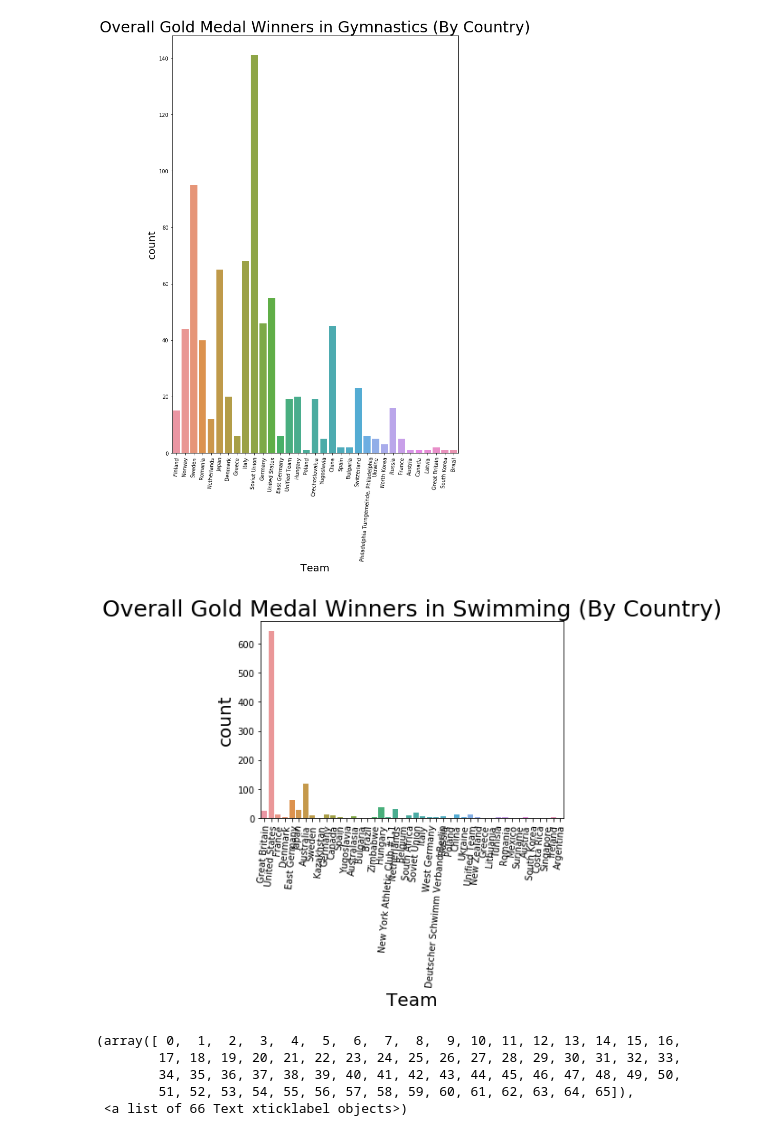
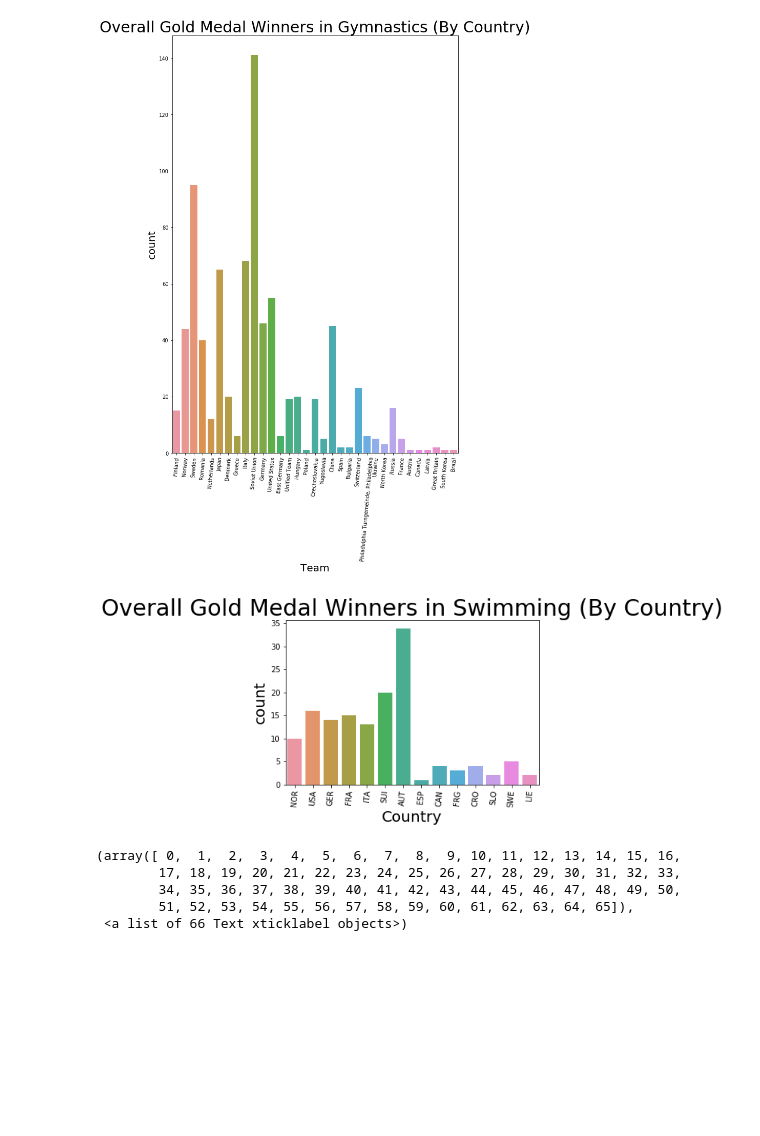
Before and after one commit to thoros2018/UNCC_Project-1, a Jupyter notebook: Athletic_Events Final Exploration and Analysis.ipynb, the cells around one changed output. Drawn from its saved outputs; the diff is of its cells as text; code cells hidden in the pictures; blank space fills up the shorter version.

```diff
--- a/Athletic_Events Final Exploration and Analysis.ipynb
+++ b/Athletic_Events Final Exploration and Analysis.ipynb
@@ -260,12 +281,12 @@ data_swimmers=athlete_drop_medal[athlete_drop_medal.Sport=='Swimming']
 winners=athlete_drop_medal[athlete_drop_medal.Medal=='Gold']
 # %%
-swimming_winners=winners[winners.Sport=='Swimming']
-sns.countplot(x="Team", data=swimming_winners)
+swimming_winners=winners[winners.Sport=='Alpine Skiing']
+sns.countplot(x="Country", data=swimming_winners)
 plt.xticks(rotation=85)
-plt.title('Overall Gold Medal Winners in Swimming (By Country)', fontsize = 25)
+plt.title('Overall Gold Medal Winners in Swimming (By Country)', fontsize = 30)
 plt.savefig("Images_swimming_gold.png")
 # %% [output]
-[figure, old version]
+[figure, new version]
 # %%
 # evaluate gold medal distribution by event
 plt.figure(figsize=(20, 10))
```
Also changed, not shown: parts of 20 cells of this notebook.
